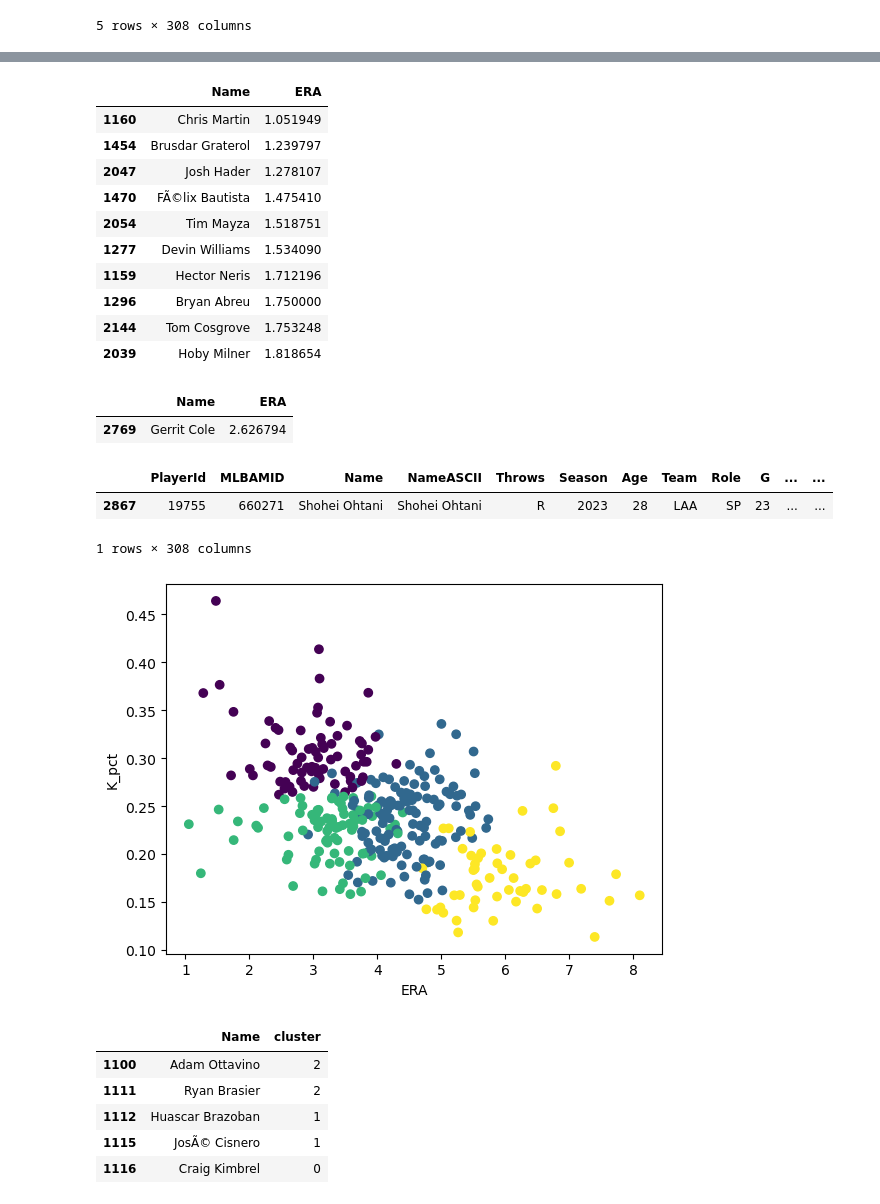
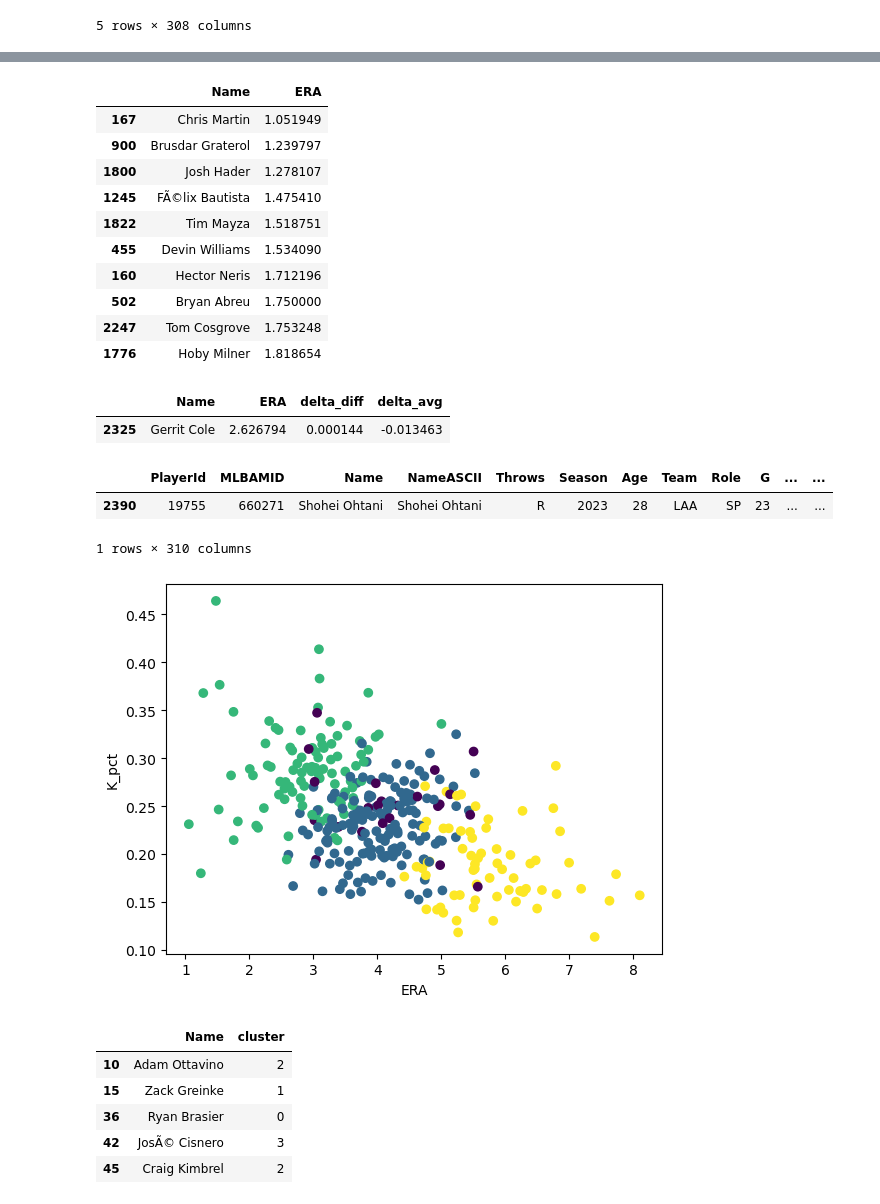
Before and after one commit to RudimentaryChef/RedsHackathon, a Jupyter notebook: pitcher-cluster.ipynb, the cells around one changed output, grey strips where cells are left out. Drawn from its saved outputs; the diff is of its cells as text; code cells hidden in the pictures.

Commit message:
experiment with kmeans modelling
experiment with kmeans modelling by adding detla_avg and delta_diff columns

```diff
--- a/pitcher-cluster.ipynb
+++ b/pitcher-cluster.ipynb
@@ -29,3 +29,11 @@ pitcher_data.head()
 | 3 | 1246 | 456713 | Matt Bush | Matt Bush | R | 2021 | 35 | TEX | RP | 4 | ... | ... |
 | 4 | 1247 | 493603 | Adam Ottavino | Adam Ottavino | R | 2021 | 35 | BOS | RP | 69 | ... | ... |
 5 rows × 308 columns
+# %%
+# import
+pitcher_delta_df = pd.read_csv('pitcher_delta_grade.csv')
+
+# Drop name column
+pitcher_delta_df = pitcher_delta_df.drop(columns=['player_name'])
+
+pitcher_delta_df.head()
@@ -31,0 +47,5 @@ pitcher_data.head()
+# %%
+# merge dataframes
+pitcher_data = pd.merge(pitcher_data, pitcher_delta_df, on='MLBAMID')
+
+pitcher_data.head()
@@ -68,23 +109,23 @@ Pitcher data shape: (331, 308)
 pitcher_data.sort_values('ERA', ascending=True)[['Name', 'ERA']].head(10)
 # %% [output]
 |  | Name | ERA |
-| 1160 | Chris Martin | 1.051949 |
-| 1454 | Brusdar Graterol | 1.239797 |
-| 2047 | Josh Hader | 1.278107 |
-| 1470 | FÃ©lix Bautista | 1.475410 |
-| 2054 | Tim Mayza | 1.518751 |
-| 1277 | Devin Williams | 1.534090 |
-| 1159 | Hector Neris | 1.712196 |
-| 1296 | Bryan Abreu | 1.750000 |
-| 2144 | Tom Cosgrove | 1.753248 |
-| 2039 | Hoby Milner | 1.818654 |
+| 167 | Chris Martin | 1.051949 |
+| 900 | Brusdar Graterol | 1.239797 |
+| 1800 | Josh Hader | 1.278107 |
+| 1245 | FÃ©lix Bautista | 1.475410 |
+| 1822 | Tim Mayza | 1.518751 |
+| 455 | Devin Williams | 1.534090 |
+| 160 | Hector Neris | 1.712196 |
+| 502 | Bryan Abreu | 1.750000 |
+| 2247 | Tom Cosgrove | 1.753248 |
+| 1776 | Hoby Milner | 1.818654 |
 # %%
 # Filter column name containing Gerrit Cole
 gerrit_cole = pitcher_data[pitcher_data['Name'].str.contains('Gerrit Cole')]
-gerrit_cole[['Name', 'ERA']]
+gerrit_cole[['Name', 'ERA', 'delta_diff', 'delta_avg']]
 # %% [output]
-|  | Name | ERA |
-| 2769 | Gerrit Cole | 2.626794 |
+|  | Name | ERA | delta_diff | delta_avg |
+| 2325 | Gerrit Cole | 2.626794 | 0.000144 | -0.013463 |
 # %%
 # Filter column name containing ohtani
 
@@ -92,39 +133,39 @@ ohtani_data = pitcher_data[pitcher_data['Name'].str.contains('Ohtani')]
 ohtani_data
 # %% [output]
 |  | PlayerId | MLBAMID | Name | NameASCII | Throws | Season | Age | Team | Role | G | ... | ... |
-| 2867 | 19755 | 660271 | Shohei Ohtani | Shohei Ohtani | R | 2023 | 28 | LAA | SP | 23 | ... | ... |
+| 2390 | 19755 | 660271 | Shohei Ohtani | Shohei Ohtani | R | 2023 | 28 | LAA | SP | 23 | ... | ... |
-1 rows × 308 columns
+1 rows × 310 columns
 # %%
-features = pitcher_data[['ERA', 'K_pct', 'WHIP']]
+features = pitcher_data[['ERA', 'K_pct', 'WHIP', 'delta_diff', 'delta_avg']]
 
 # Standardize the data
 scaler = MinMaxScaler()
 scaled_features = scaler.fit_transform(features)
 
 # Create a kmeans model on our data, using k clusters. Random_state helps ensure that the algorithm returns the same results each time.
 model = KMeans(n_clusters=4, random_state=42)
 
 # Use the fit method to fit the model to the features from the dataframe
 pitcher_data['cluster'] = model.fit_predict(scaled_features)
 
 # Create a scatter plot of the data, coloring by cluster
 plt.scatter(pitcher_data['ERA'], pitcher_data['K_pct'], c=pitcher_data['cluster'], cmap='viridis')
 plt.xlabel('ERA')
 plt.ylabel('K_pct')
 
 # Display the plot
 plt.show()
 # %% [output]
-[figure, old version]
+[figure, new version]
 # %%
 pitcher_data[['Name', 'cluster']].head()
 # %% [output]
 |  | Name | cluster |
-| 1100 | Adam Ottavino | 2 |
-| 1111 | Ryan Brasier | 2 |
-| 1112 | Huascar Brazoban | 1 |
-| 1115 | JosÃ© Cisnero | 1 |
-| 1116 | Craig Kimbrel | 0 |
+| 10 | Adam Ottavino | 2 |
+| 15 | Zack Greinke | 1 |
+| 36 | Ryan Brasier | 0 |
+| 42 | JosÃ© Cisnero | 3 |
+| 45 | Craig Kimbrel | 2 |
 # %%
 # Print value counts for each cluster
 print(pitcher_data['cluster'].value_counts())
```
Also changed, not shown: parts of 14 cells of this notebook, 2 other files.
